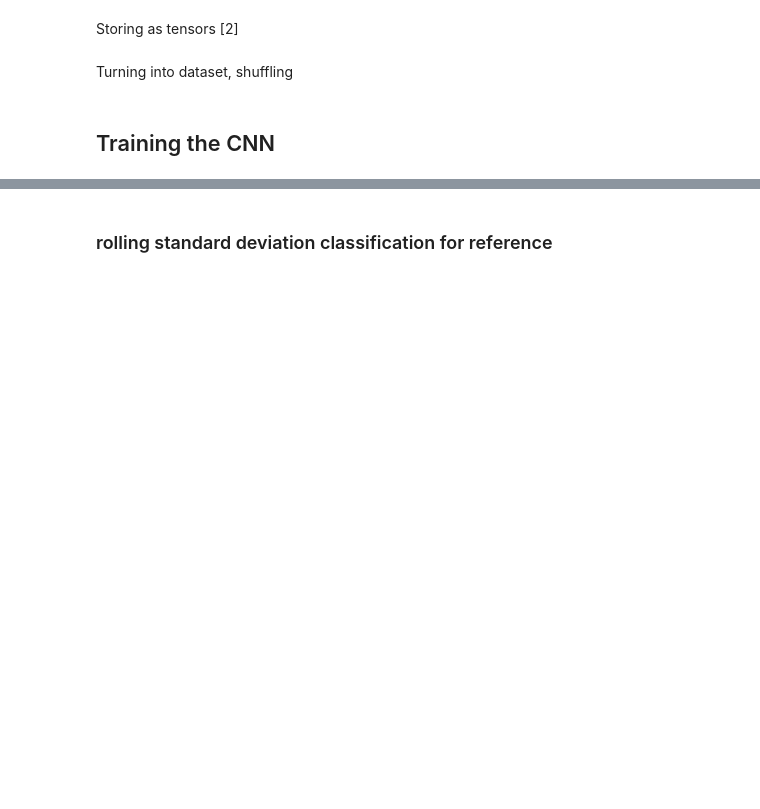
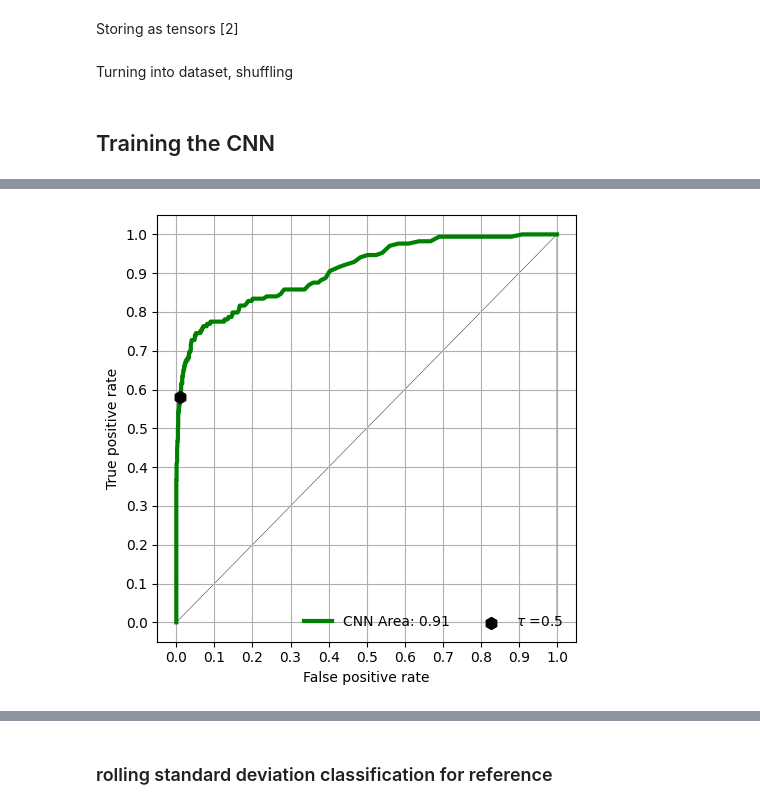
Before and after one commit to xkalet07/cml_wd_telcosense, a Jupyter notebook: attempt_01_dummy_data/my_train_cnn_1cml.ipynb, the cells around one changed output, grey strips where cells are left out. Saved outputs shown, nothing was run; the diff lists cells and outputs as text; code cells hidden in the pictures; blank space fills up the shorter version.

```diff
--- a/attempt_01_dummy_data/my_train_cnn_1cml.ipynb
+++ b/attempt_01_dummy_data/my_train_cnn_1cml.ipynb
@@ -475,0 +462,21 @@ for wet_start_i, wet_end_i in zip(
+# %%
+# ROC curve
+roc = roc_curve(ds.cnn_out, ds.ref_wd, 0, 1)
+# %%
+plt.figure(figsize=(5,5))
+plt.plot(roc[:,1],roc[:,0], color='green', label='CNN Area: '+str(np.round(roc_surface(roc), decimals=2)), zorder=2, lw=3)
+
+# plot point of cnn threshold for optimalisation
+plt.scatter(roc[int(cnn_wd_threshold*1000),1],roc[int(cnn_wd_threshold*1000),0], color='black', marker='h', s=75, label='$\\tau$ ='+str(cnn_wd_threshold), zorder=3)
+
+plt.plot([0,0,1,0,1,1],[0,1,1,0,0,1], 'k-', linewidth=0.3, zorder=1)
+plt.xlabel('False positive rate')
+plt.ylabel('True positive rate')
+plt.legend(loc='lower right', ncol=2, frameon=False)
+plt.grid()
+plt.yticks(np.arange(0, 1.01, 0.1))
+plt.xticks(np.arange(0, 1.01, 0.1))
+plt.tight_layout()
+plt.show()
+# %% [output]
+[figure, added]
```
Also changed, not shown: parts of 38 cells of this notebook, 1 other file.
